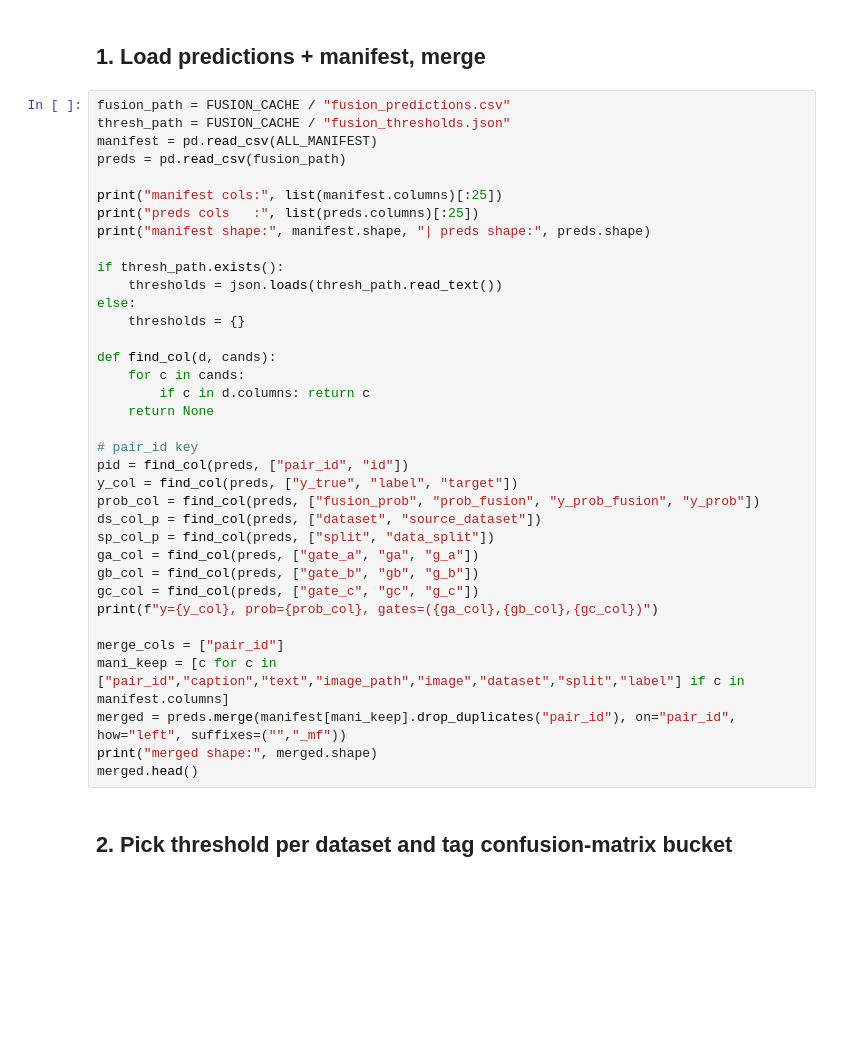
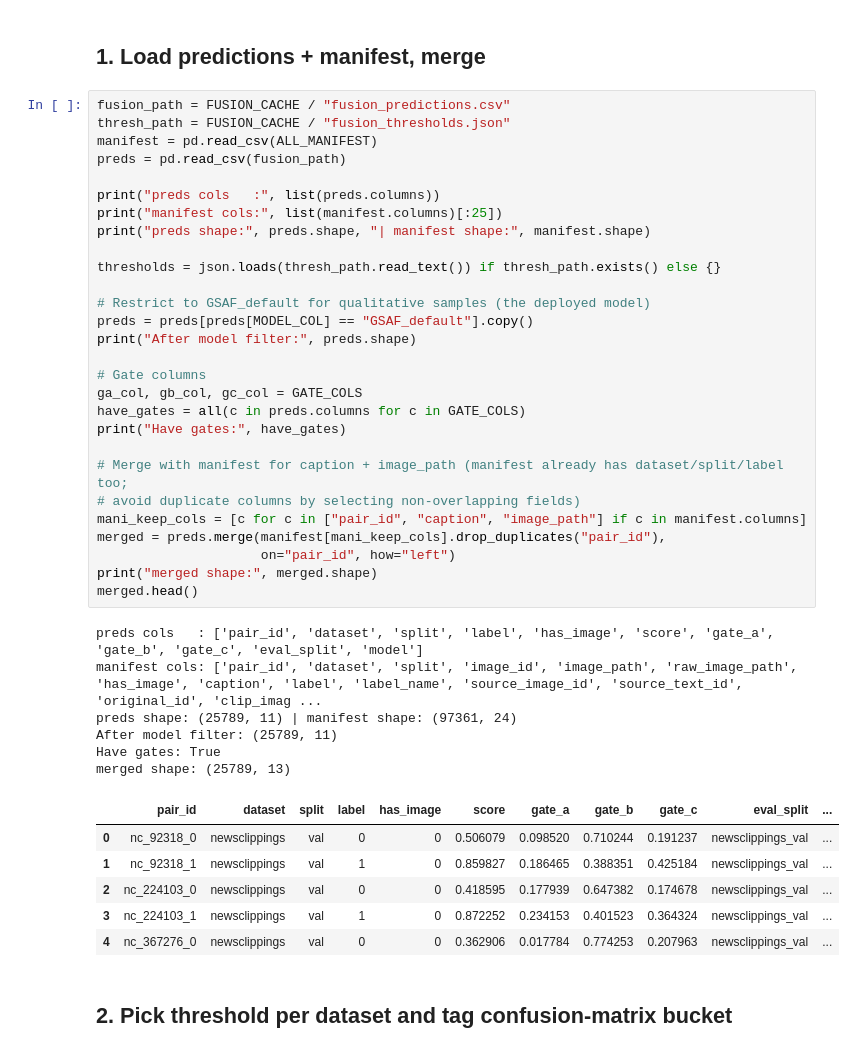
Before and after one commit to takitamim/eve-rag, a Jupyter notebook: notebooks/07_eval/qualitative_analysis.ipynb, the cells around one changed output. Cells and saved outputs as stored; diff of their text form; blank space fills up the shorter version.

```diff
--- a/notebooks/07_eval/qualitative_analysis.ipynb
+++ b/notebooks/07_eval/qualitative_analysis.ipynb
@@ -55,39 +64,44 @@ print("Repo root:", ROOT)
 # %%
 fusion_path = FUSION_CACHE / "fusion_predictions.csv"
 thresh_path = FUSION_CACHE / "fusion_thresholds.json"
 manifest = pd.read_csv(ALL_MANIFEST)
 preds = pd.read_csv(fusion_path)
 
+print("preds cols   :", list(preds.columns))
 print("manifest cols:", list(manifest.columns)[:25])
-print("preds cols   :", list(preds.columns)[:25])
-print("manifest shape:", manifest.shape, "| preds shape:", preds.shape)
+print("preds shape:", preds.shape, "| manifest shape:", manifest.shape)
 
-if thresh_path.exists():
-    thresholds = json.loads(thresh_path.read_text())
-else:
-    thresholds = {}
+thresholds = json.loads(thresh_path.read_text()) if thresh_path.exists() else {}
 
-def find_col(d, cands):
-    for c in cands:
-        if c in d.columns: return c
-    return None
+# Restrict to GSAF_default for qualitative samples (the deployed model)
+preds = preds[preds[MODEL_COL] == "GSAF_default"].copy()
+print("After model filter:", preds.shape)
 
-# pair_id key
-pid = find_col(preds, ["pair_id", "id"])
-y_col = find_col(preds, ["y_true", "label", "target"])
-prob_col = find_col(preds, ["fusion_prob", "prob_fusion", "y_prob_fusion", "y_prob"])
-ds_col_p = find_col(preds, ["dataset", "source_dataset"])
-sp_col_p = find_col(preds, ["split", "data_split"])
-ga_col = find_col(preds, ["gate_a", "ga", "g_a"])
-gb_col = find_col(preds, ["gate_b", "gb", "g_b"])
-gc_col = find_col(preds, ["gate_c", "gc", "g_c"])
-print(f"y={y_col}, prob={prob_col}, gates=({ga_col},{gb_col},{gc_col})")
+# Gate columns
+ga_col, gb_col, gc_col = GATE_COLS
+have_gates = all(c in preds.columns for c in GATE_COLS)
+print("Have gates:", have_gates)
 
-merge_cols = ["pair_id"]
-mani_keep = [c for c in ["pair_id","caption","text","image_path","image","dataset","split","label"] if c in manifest.columns]
-merged = preds.merge(manifest[mani_keep].drop_duplicates("pair_id"), on="pair_id", how="left", suffixes=("","_mf"))
+# Merge with manifest for caption + image_path (manifest already has dataset/split/label too;
+# avoid duplicate columns by selecting non-overlapping fields)
+mani_keep_cols = [c for c in ["pair_id", "caption", "image_path"] if c in manifest.columns]
+merged = preds.merge(manifest[mani_keep_cols].drop_duplicates("pair_id"),
+                     on="pair_id", how="left")
 print("merged shape:", merged.shape)
 merged.head()
+# %% [output]
+preds cols   : ['pair_id', 'dataset', 'split', 'label', 'has_image', 'score', 'gate_a', 'gate_b', 'gate_c', 'eval_split', 'model']
+manifest cols: ['pair_id', 'dataset', 'split', 'image_id', 'image_path', 'raw_image_path', 'has_image', 'caption', 'label', 'label_name', 'source_image_id', 'source_text_id', 'original_id', 'clip_imag ...
+preds shape: (25789, 11) | manifest shape: (97361, 24)
+After model filter: (25789, 11)
+Have gates: True
+merged shape: (25789, 13)
+|  | pair_id | dataset | split | label | has_image | score | gate_a | gate_b | gate_c | eval_split | ... |
+| 0 | nc_92318_0 | newsclippings | val | 0 | 0 | 0.506079 | 0.098520 | 0.710244 | 0.191237 | newsclippings_val | ... |
+| 1 | nc_92318_1 | newsclippings | val | 1 | 0 | 0.859827 | 0.186465 | 0.388351 | 0.425184 | newsclippings_val | ... |
+| 2 | nc_224103_0 | newsclippings | val | 0 | 0 | 0.418595 | 0.177939 | 0.647382 | 0.174678 | newsclippings_val | ... |
+| 3 | nc_224103_1 | newsclippings | val | 1 | 0 | 0.872252 | 0.234153 | 0.401523 | 0.364324 | newsclippings_val | ... |
+| 4 | nc_367276_0 | newsclippings | val | 0 | 0 | 0.362906 | 0.017784 | 0.774253 | 0.207963 | newsclippings_val | ... |
 # %% [markdown]
 ## 2. Pick threshold per dataset and tag confusion-matrix bucket
 # %%
```
Also changed, not shown: parts of 6 cells of this notebook, 20 other files.
